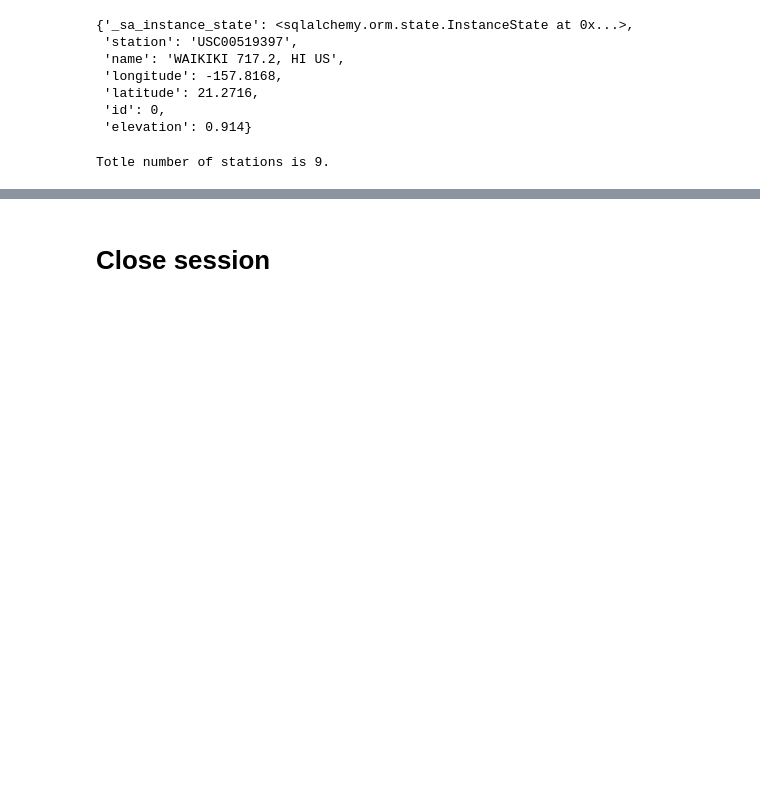
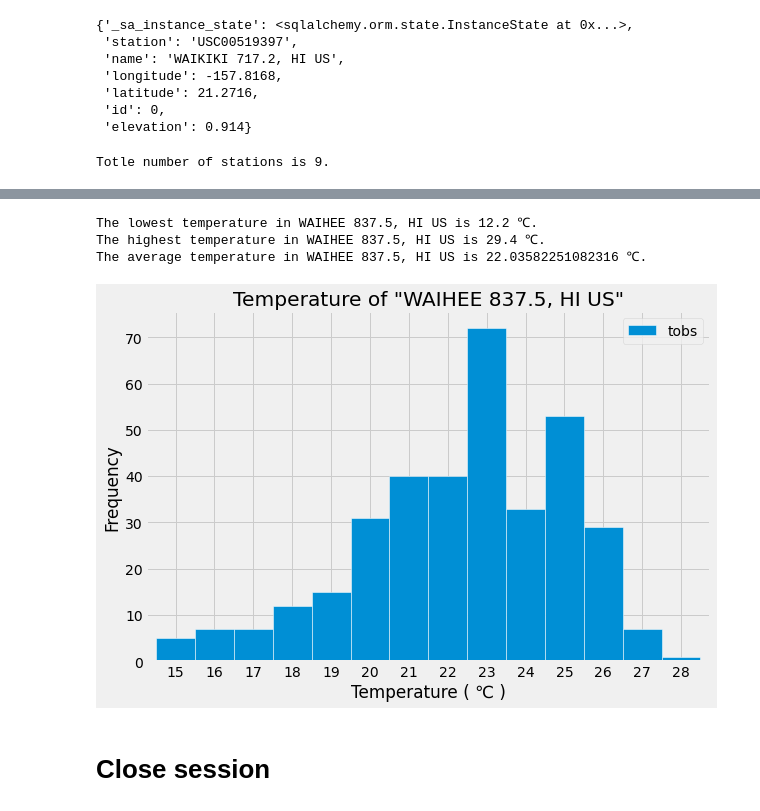
Before and after one commit to Shaunisme/sqlalchemy-challenge, a Jupyter notebook: SurfsUp/climate_starter.ipynb, the cells around one changed output, grey strips where cells are left out. Saved outputs shown, nothing was run; the diff lists cells and outputs as text; code cells hidden in the pictures; blank space fills up the shorter version.

```diff
--- a/SurfsUp/climate_starter.ipynb
+++ b/SurfsUp/climate_starter.ipynb
@@ -172,3 +176,45 @@ The most active station is WAIHEE 837.5, HI US, the record counts is 2772.
+# %%
+# Using the most active station id from the previous query, calculate the lowest, highest, and average temperature.
+(st_name, most_active) = rows[0]
+
+sel = [func.min(Measurement.tobs), func.max(Measurement.tobs), func.avg(Measurement.tobs)]
+rows1=session.query(*sel).\
+    filter(Station.station==Measurement.station).\
+    filter(Station.name == st_name).\
+    all()
+
+for record in rows1:
+    (min_temp, max_temp, avg_temp) = record
+    print(f"The lowest temperature in {st_name} is {min_temp} ℃.")
+    print(f"The highest temperature in {st_name} is {max_temp} ℃.")
+    print(f"The average temperature in {st_name} is {avg_temp} ℃.")
+# %% [output]
+The lowest temperature in WAIHEE 837.5, HI US is 12.2 ℃.
+The highest temperature in WAIHEE 837.5, HI US is 29.4 ℃.
+The average temperature in WAIHEE 837.5, HI US is 22.03582251082316 ℃.
+# %%
+# Using the most active station id
+# Query the last 12 months of temperature observation data for this station and plot the results as a histogram
+df1 = pd.read_sql_query(
+    sql = session.query(Measurement.tobs).\
+        filter(Measurement.date > year_ago).\
+        filter(Measurement.date <= recentdate).\
+        filter(Measurement.station == Station.station).\
+        filter(Station.name == st_name).statement,
+    con = engine
+)
+
+bins=[15,16,17,18,19,20,21,22,23,24,25,26,27,28,29]
+segments=pd.cut(df1['tobs'],bins,right=False)
+counts=pd.value_counts(segments,sort=False)
+x=np.arange(14)+15
+plt.figure(figsize=(9,6))
+ax=counts.plot.bar(title=f'Temperature of "{st_name}"',xlabel='Temperature ( ℃ )',ylabel='Frequency',width=1,edgecolor='white',rot=0)
+ax.set_xticklabels(x)
+ax.legend()
+plt.show()
+# %% [output]
+[figure, added]
 # %% [markdown]
 # Close session
 # %%
```
Also changed, not shown: parts of 3 cells of this notebook.
